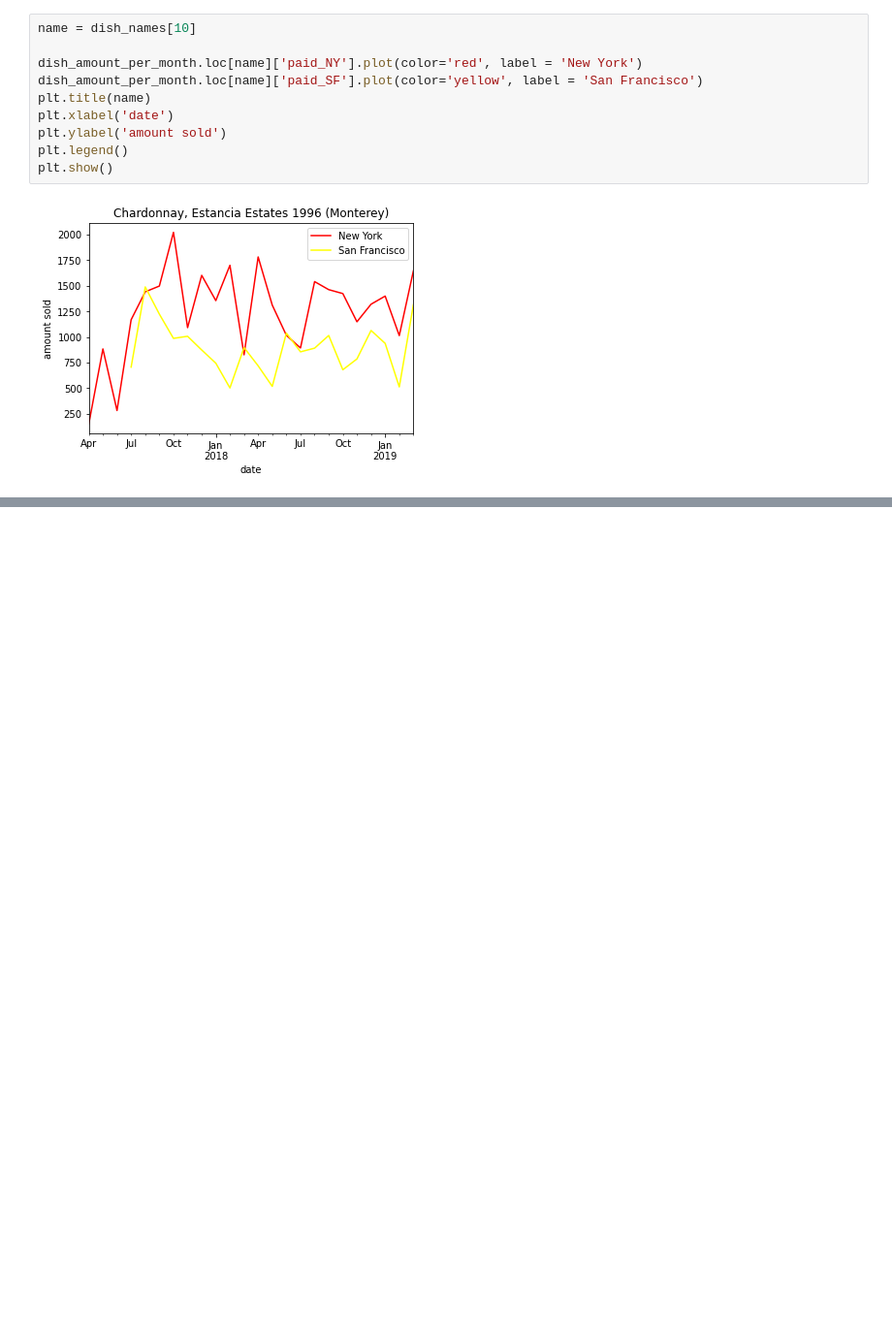
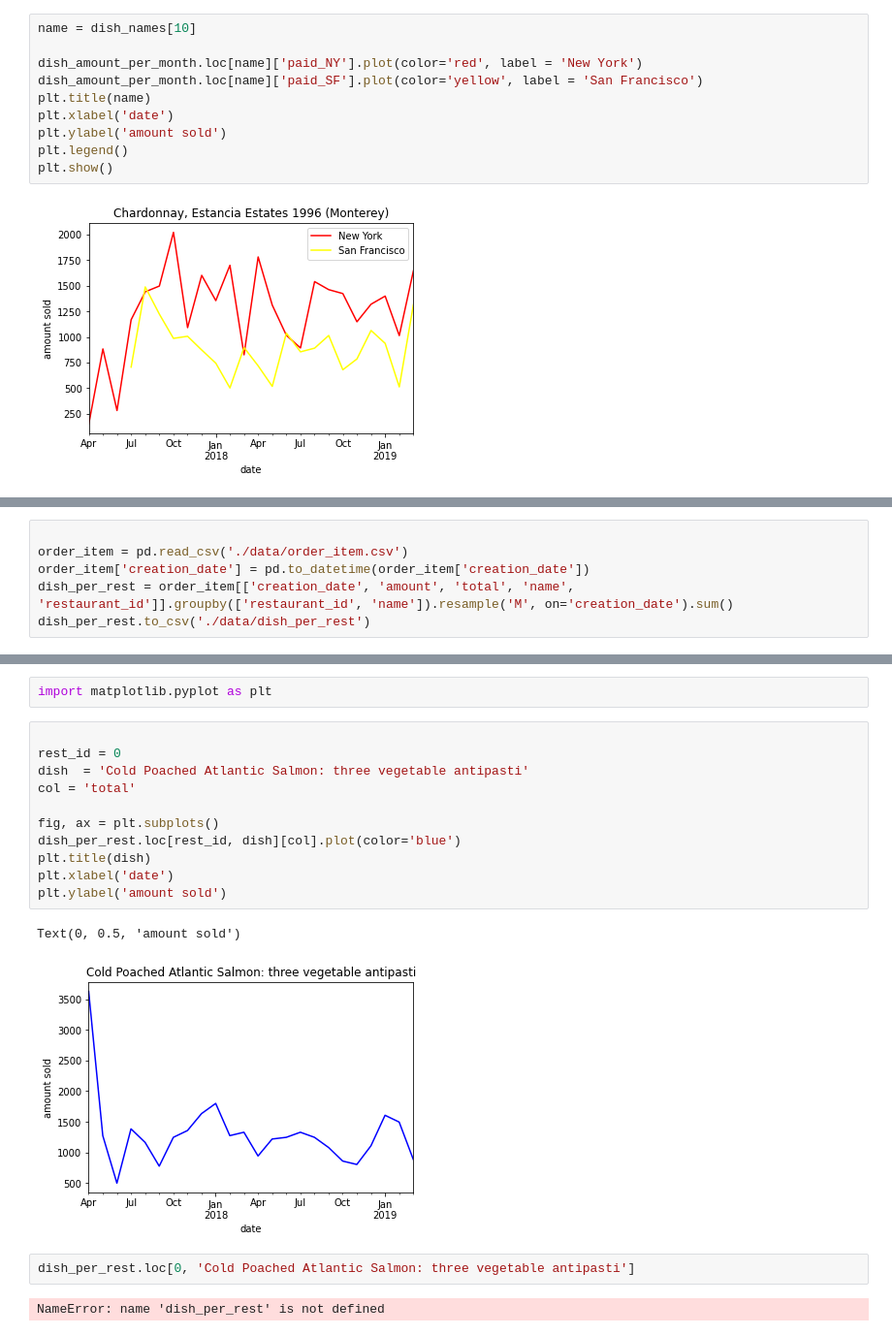
Before and after one commit to qlambotte/accenture_use_case, a Jupyter notebook: Dishes.ipynb, the cells around one changed output, grey strips where cells are left out. Shown at 97% size. Drawn from its saved outputs; the diff is of its cells as text; blank space fills up the shorter version.

```diff
--- a/Dishes.ipynb
+++ b/Dishes.ipynb
@@ -374,0 +453,6 @@ plt.show()
+# %%
+
+order_item = pd.read_csv('./data/order_item.csv')
+order_item['creation_date'] = pd.to_datetime(order_item['creation_date'])
+dish_per_rest = order_item[['creation_date', 'amount', 'total', 'name', 'restaurant_id']].groupby(['restaurant_id', 'name']).resample('M', on='creation_date').sum()
+dish_per_rest.to_csv('./data/dish_per_rest')
@@ -374,0 +467,20 @@ plt.show()
+# %%
+import matplotlib.pyplot as plt
+# %%
+
+rest_id = 0
+dish  = 'Cold Poached Atlantic Salmon: three vegetable antipasti'
+col = 'total'
+
+fig, ax = plt.subplots()
+dish_per_rest.loc[rest_id, dish][col].plot(color='blue')
+plt.title(dish)
+plt.xlabel('date')
+plt.ylabel('amount sold')
+# %% [output]
+Text(0, 0.5, 'amount sold')
+[figure, added]
+# %%
+dish_per_rest.loc[0, 'Cold Poached Atlantic Salmon: three vegetable antipasti']
+# %% [output]
+NameError: name 'dish_per_rest' is not defined
```
Also changed, not shown: parts of 13 cells of this notebook.
